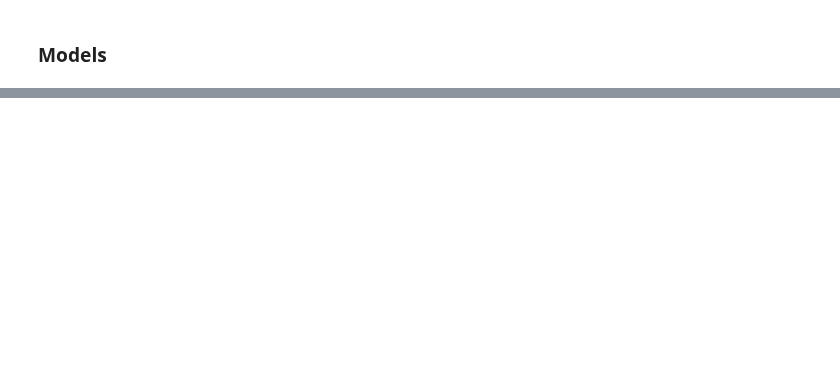
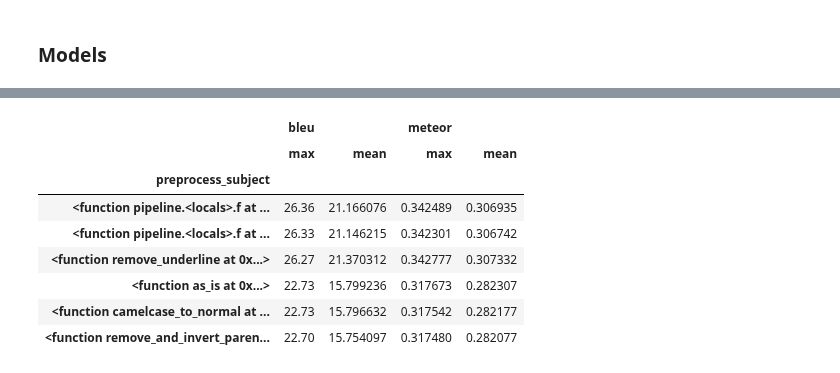
Before and after one commit to abevieiramota/challenge-webnlg, a Jupyter notebook: notebook/13 - Just Join Baseline Model.ipynb, the cells around one changed output, grey strips where cells are left out. Saved outputs shown, nothing was run; the diff lists cells and outputs as text; code cells hidden in the pictures; blank space fills up the shorter version.

```diff
--- a/notebook/13 - Just Join Baseline Model.ipynb
+++ b/notebook/13 - Just Join Baseline Model.ipynb
@@ -258,0 +169,12 @@ results
+# %%
+df.groupby('preprocess_subject')[['bleu', 'meteor']].agg(['max', 'mean']).sort_values(('bleu', 'max'), ascending=False)
+# %% [output]
+|  | bleu |  | meteor |  |
+|  | max | mean | max | mean |
+| preprocess_subject |  |  |  |  |
+| <function pipeline.<locals>.f at ... | 26.36 | 21.166076 | 0.342489 | 0.306935 |
+| <function pipeline.<locals>.f at ... | 26.33 | 21.146215 | 0.342301 | 0.306742 |
+| <function remove_underline at 0x...> | 26.27 | 21.370312 | 0.342777 | 0.307332 |
+| <function as_is at 0x...> | 22.73 | 15.799236 | 0.317673 | 0.282307 |
+| <function camelcase_to_normal at ... | 22.73 | 15.796632 | 0.317542 | 0.282177 |
+| <function remove_and_invert_paren... | 22.70 | 15.754097 | 0.317480 | 0.282077 |
```
Also changed, not shown: parts of 39 cells of this notebook, 3 other files.
